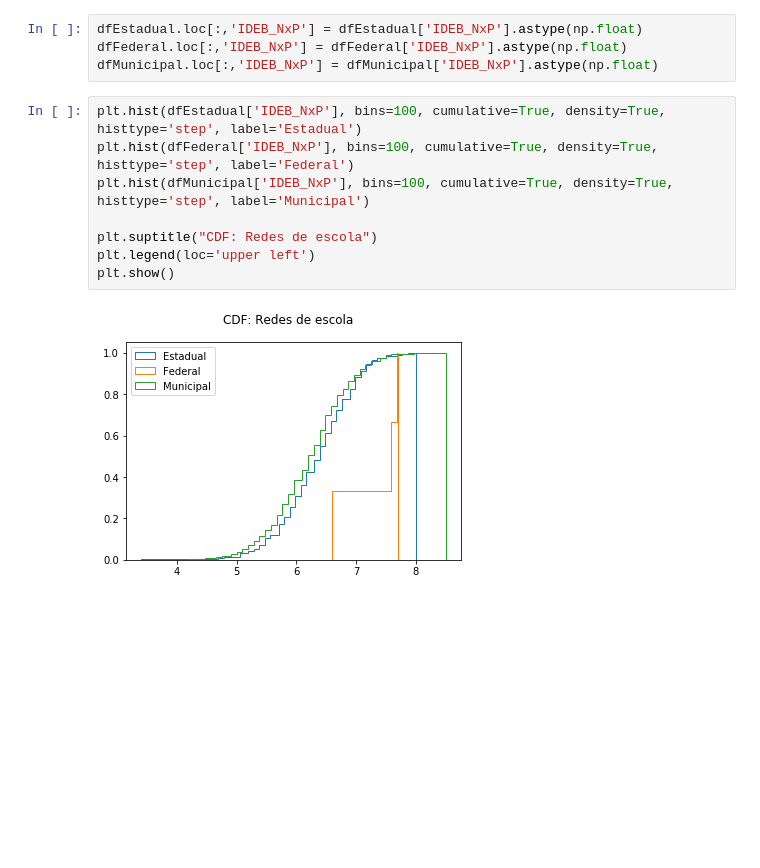
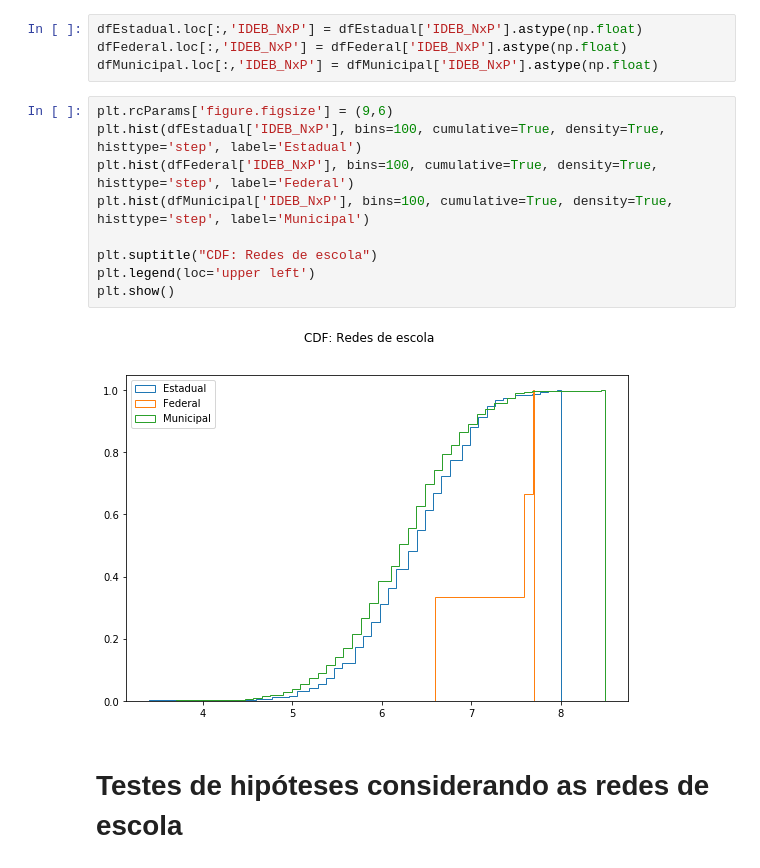
Before and after one commit to jessicatcr-zz/edu-municipios, a Jupyter notebook: Main.ipynb, the cells around one changed output. Drawn from its saved outputs; the diff is of its cells as text; blank space fills up the shorter version.

```diff
--- a/Main.ipynb
+++ b/Main.ipynb
@@ -303,12 +346,15 @@ dfEstadual.loc[:,'IDEB_NxP'] = dfEstadual['IDEB_NxP'].astype(np.float)
 dfFederal.loc[:,'IDEB_NxP'] = dfFederal['IDEB_NxP'].astype(np.float)
 dfMunicipal.loc[:,'IDEB_NxP'] = dfMunicipal['IDEB_NxP'].astype(np.float)
 # %%
+plt.rcParams['figure.figsize'] = (9,6)
 plt.hist(dfEstadual['IDEB_NxP'], bins=100, cumulative=True, density=True, histtype='step', label='Estadual')
 plt.hist(dfFederal['IDEB_NxP'], bins=100, cumulative=True, density=True, histtype='step', label='Federal')
 plt.hist(dfMunicipal['IDEB_NxP'], bins=100, cumulative=True, density=True, histtype='step', label='Municipal')
 
 plt.suptitle("CDF: Redes de escola")
 plt.legend(loc='upper left')
 plt.show()
 # %% [output]
-[figure, old version]
+[figure, new version]
+# %% [markdown]
+# Testes de hipóteses considerando as redes de escola
```
Also changed, not shown: parts of 8 cells of this notebook.
